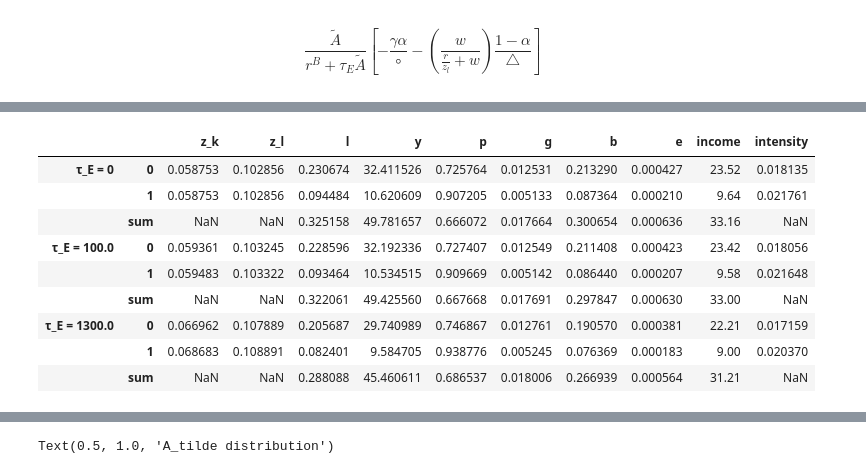
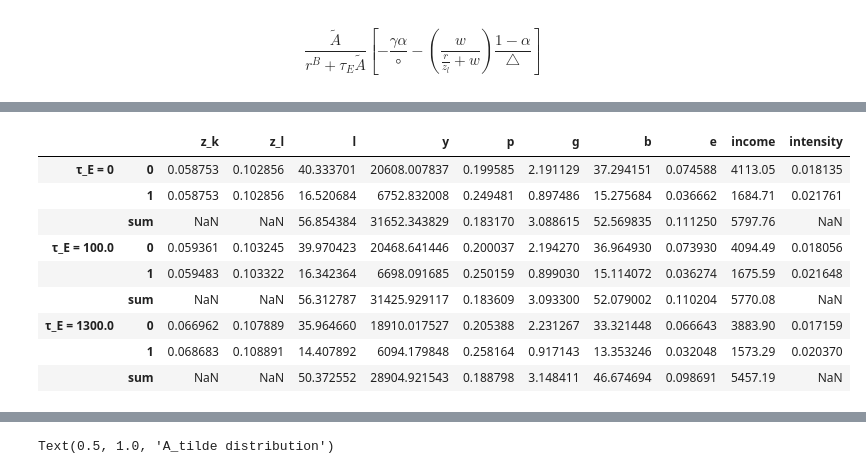
Before and after one commit to mortezaaghajanzadeh/Resource-Reallocation, a Jupyter notebook: code/test.ipynb, the cells around one changed output, grey strips where cells are left out. Drawn from its saved outputs; the diff is of its cells as text; code cells hidden in the pictures.

```diff
--- a/code/test.ipynb
+++ b/code/test.ipynb
@@ -56,7 +56,7 @@ parameters = {
     'γ':2.58,
     'α': 0.25,
     'A_hat':2,
-    'A_tilde': 0.2,
+    'A_tilde': 0.002,
     'μ': 0,
     'θ': 1,
     'η': np.inf,
@@ -66,8 +66,9 @@ parameters = {
     'w': .500, # MSEK
     'τ_E': 0,# per ton
     'n': int(1e3),
-    'sd': .45,
-    'cov': 0,
+    'sd_hat': .45,
+    'sd_tilde': .45,
+    'rho': .9,
     }
 
 # CO2 Emission is 13800 Kton
@@ -84,13 +85,13 @@ df
 |  |  | z_k | z_l | l | y | p | g | b | e | income | intensity |
-| τ_E = 0 | 0 | 0.058753 | 0.102856 | 0.230674 | 32.411526 | 0.725764 | 0.012531 | 0.213290 | 0.000427 | 23.52 | 0.018135 |
-|  | 1 | 0.058753 | 0.102856 | 0.094484 | 10.620609 | 0.907205 | 0.005133 | 0.087364 | 0.000210 | 9.64 | 0.021761 |
-|  | sum | NaN | NaN | 0.325158 | 49.781657 | 0.666072 | 0.017664 | 0.300654 | 0.000636 | 33.16 | NaN |
-| τ_E = 100.0 | 0 | 0.059361 | 0.103245 | 0.228596 | 32.192336 | 0.727407 | 0.012549 | 0.211408 | 0.000423 | 23.42 | 0.018056 |
-|  | 1 | 0.059483 | 0.103322 | 0.093464 | 10.534515 | 0.909669 | 0.005142 | 0.086440 | 0.000207 | 9.58 | 0.021648 |
-|  | sum | NaN | NaN | 0.322061 | 49.425560 | 0.667668 | 0.017691 | 0.297847 | 0.000630 | 33.00 | NaN |
-| τ_E = 1300.0 | 0 | 0.066962 | 0.107889 | 0.205687 | 29.740989 | 0.746867 | 0.012761 | 0.190570 | 0.000381 | 22.21 | 0.017159 |
-|  | 1 | 0.068683 | 0.108891 | 0.082401 | 9.584705 | 0.938776 | 0.005245 | 0.076369 | 0.000183 | 9.00 | 0.020370 |
-|  | sum | NaN | NaN | 0.288088 | 45.460611 | 0.686537 | 0.018006 | 0.266939 | 0.000564 | 31.21 | NaN |
+| τ_E = 0 | 0 | 0.058753 | 0.102856 | 40.333701 | 20608.007837 | 0.199585 | 2.191129 | 37.294151 | 0.074588 | 4113.05 | 0.018135 |
+|  | 1 | 0.058753 | 0.102856 | 16.520684 | 6752.832008 | 0.249481 | 0.897486 | 15.275684 | 0.036662 | 1684.71 | 0.021761 |
+|  | sum | NaN | NaN | 56.854384 | 31652.343829 | 0.183170 | 3.088615 | 52.569835 | 0.111250 | 5797.76 | NaN |
+| τ_E = 100.0 | 0 | 0.059361 | 0.103245 | 39.970423 | 20468.641446 | 0.200037 | 2.194270 | 36.964930 | 0.073930 | 4094.49 | 0.018056 |
+|  | 1 | 0.059483 | 0.103322 | 16.342364 | 6698.091685 | 0.250159 | 0.899030 | 15.114072 | 0.036274 | 1675.59 | 0.021648 |
+|  | sum | NaN | NaN | 56.312787 | 31425.929117 | 0.183609 | 3.093300 | 52.079002 | 0.110204 | 5770.08 | NaN |
+| τ_E = 1300.0 | 0 | 0.066962 | 0.107889 | 35.964660 | 18910.017527 | 0.205388 | 2.231267 | 33.321448 | 0.066643 | 3883.90 | 0.017159 |
+|  | 1 | 0.068683 | 0.108891 | 14.407892 | 6094.179848 | 0.258164 | 0.917143 | 13.353246 | 0.032048 | 1573.29 | 0.020370 |
+|  | sum | NaN | NaN | 50.372552 | 28904.921543 | 0.188798 | 3.148411 | 46.674694 | 0.098691 | 5457.19 | NaN |
 # %%
 parameters = {
     'β': 0.6,
```
Also changed, not shown: parts of 3 cells of this notebook, 1 other file.
